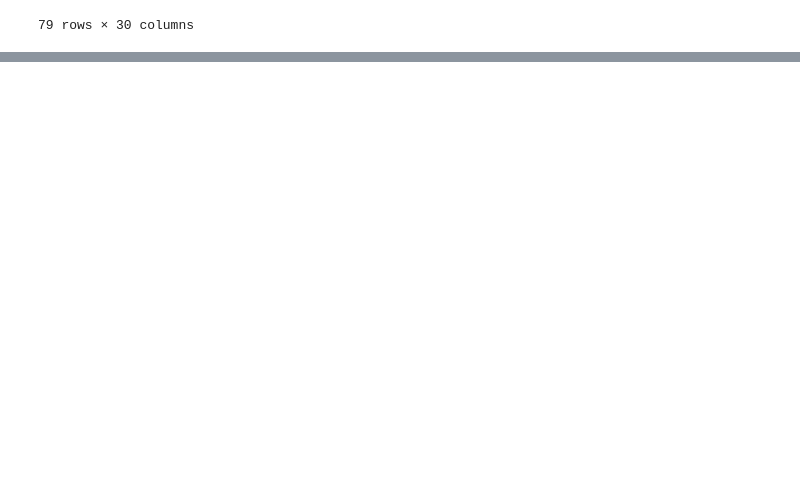
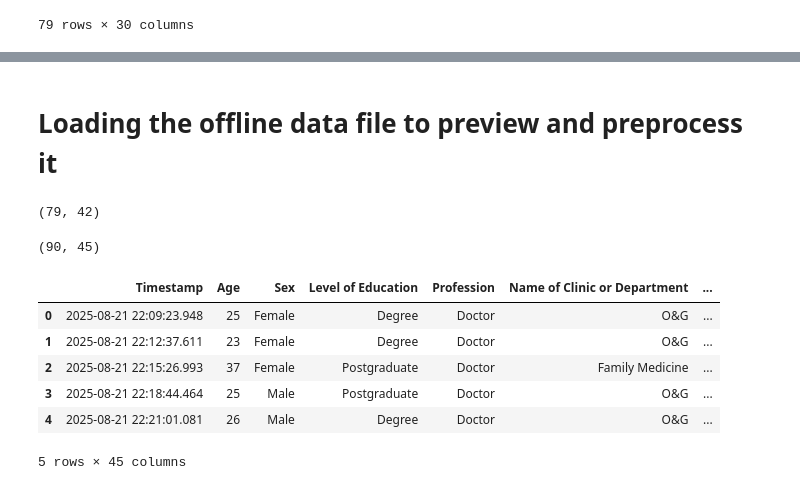
Before and after one commit to Ugoeze-hub/EMR_ANALYSIS, a Jupyter notebook: analysis.ipynb, the cells around one changed output, grey strips where cells are left out. Drawn from its saved outputs; the diff is of its cells as text; code cells hidden in the pictures; blank space fills up the shorter version.

```diff
--- a/analysis.ipynb
+++ b/analysis.ipynb
@@ -132,3 +155,5 @@ df.iloc[:, :30]
 # %%
 # saving the updated DataFrame to a new Excel file
 df.to_excel('EMR_analysis_online_updated.xlsx', index=False)
+# %% [markdown]
+# Loading the offline data file to preview and preprocess it
@@ -134,0 +163,18 @@ df.to_excel('EMR_analysis_online_updated.xlsx', index=False)
+# %%
+df.shape
+# %% [output]
+(79, 42)
+# %%
+df_2.shape
+# %% [output]
+(90, 45)
+# %%
+df_2.head()
+# %% [output]
+|  | Timestamp | Age | Sex | Level of Education | Profession | Name of Clinic or Department | ... |
+| 0 | 2025-08-21 22:09:23.948 | 25 | Female | Degree | Doctor | O&G | ... |
+| 1 | 2025-08-21 22:12:37.611 | 23 | Female | Degree | Doctor | O&G | ... |
+| 2 | 2025-08-21 22:15:26.993 | 37 | Female | Postgraduate | Doctor | Family Medicine | ... |
+| 3 | 2025-08-21 22:18:44.464 | 25 | Male | Postgraduate | Doctor | O&G | ... |
+| 4 | 2025-08-21 22:21:01.081 | 26 | Male | Degree | Doctor | O&G | ... |
+5 rows × 45 columns
```
Also changed, not shown: parts of 10 cells of this notebook.
